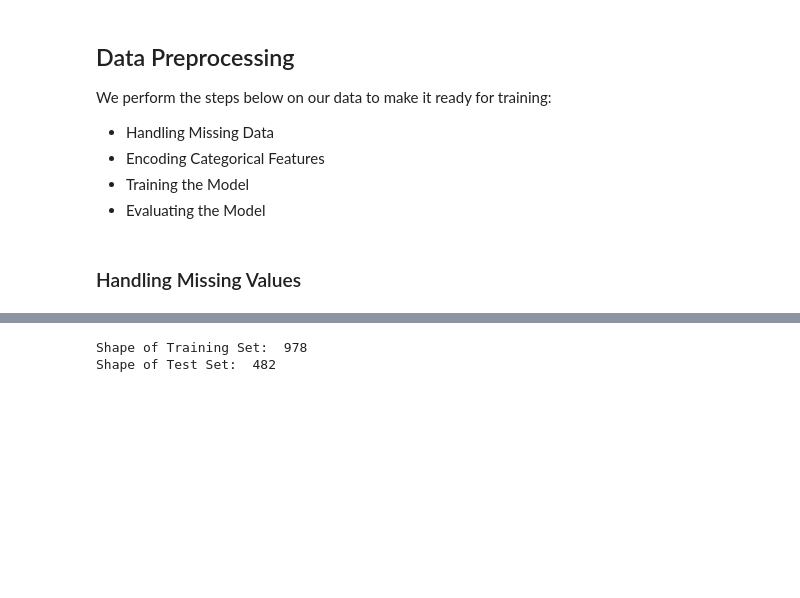
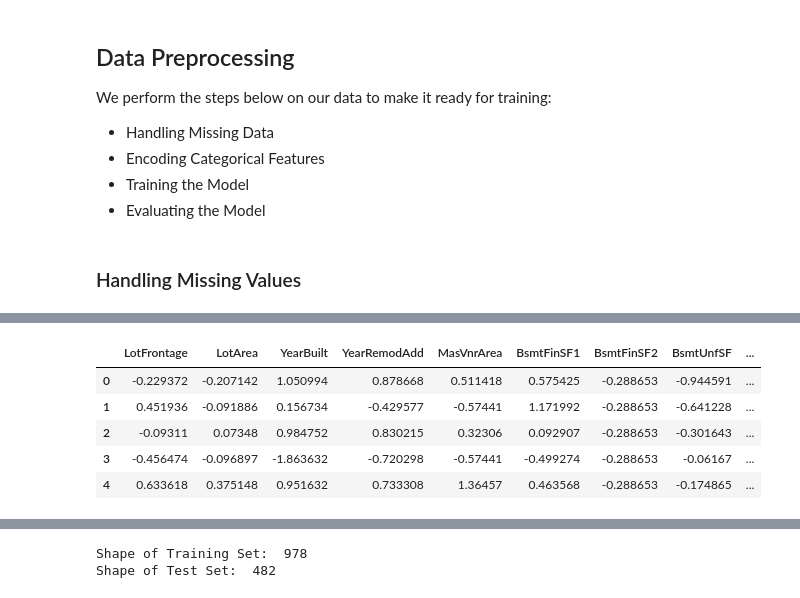
Before and after one commit to ShadiFarzankia/Kaggle_Competition-House_Prices, a Jupyter notebook: House_Price.ipynb, the cells around one changed output, grey strips where cells are left out. Cells and saved outputs as stored; diff of their text form; code cells hidden in the pictures; blank space fills up the shorter version.

```diff
--- a/House_Price.ipynb
+++ b/House_Price.ipynb
@@ -186,0 +193,27 @@ for col in categorical_features:
+# %%
+numerical_transformer = Pipeline(steps=[
+    ('imputer', SimpleImputer(strategy='mean')),
+    ('scaler', StandardScaler())
+])
+
+categorical_transformer = Pipeline(steps=[
+    ('imputer', SimpleImputer(strategy='most_frequent')),
+    #('encoder', OneHotEncoder(sparse_output=False))
+])
+
+# Combine preprocessing steps for all features
+full_pipeline = ColumnTransformer([
+        ('num', numerical_transformer, numerical_features),
+        ('cat', categorical_transformer, categorical_features)
+    ])
+# %%
+# Fit and transform the data using the pipeline
+transformed_data = full_pipeline.fit_transform(X)
+transformed_data_test = full_pipeline.fit_transform(X_testset)
+# %%
+transformed_data = pd.DataFrame(transformed_data)
+transformed_data_test = pd.DataFrame(transformed_data_test)
+# %%
+columns = numerical_features + categorical_features
+transformed_data.columns = columns
+transformed_data_test.columns = columns
@@ -186,0 +234,9 @@ for col in categorical_features:
+# %%
+transformed_data.head()
+# %% [output]
+|  | LotFrontage | LotArea | YearBuilt | YearRemodAdd | MasVnrArea | BsmtFinSF1 | BsmtFinSF2 | BsmtUnfSF | ... |
+| 0 | -0.229372 | -0.207142 | 1.050994 | 0.878668 | 0.511418 | 0.575425 | -0.288653 | -0.944591 | ... |
+| 1 | 0.451936 | -0.091886 | 0.156734 | -0.429577 | -0.57441 | 1.171992 | -0.288653 | -0.641228 | ... |
+| 2 | -0.09311 | 0.07348 | 0.984752 | 0.830215 | 0.32306 | 0.092907 | -0.288653 | -0.301643 | ... |
+| 3 | -0.456474 | -0.096897 | -1.863632 | -0.720298 | -0.57441 | -0.499274 | -0.288653 | -0.06167 | ... |
+| 4 | 0.633618 | 0.375148 | 0.951632 | 0.733308 | 1.36457 | 0.463568 | -0.288653 | -0.174865 | ... |
```
Also changed, not shown: parts of 34 cells of this notebook.
